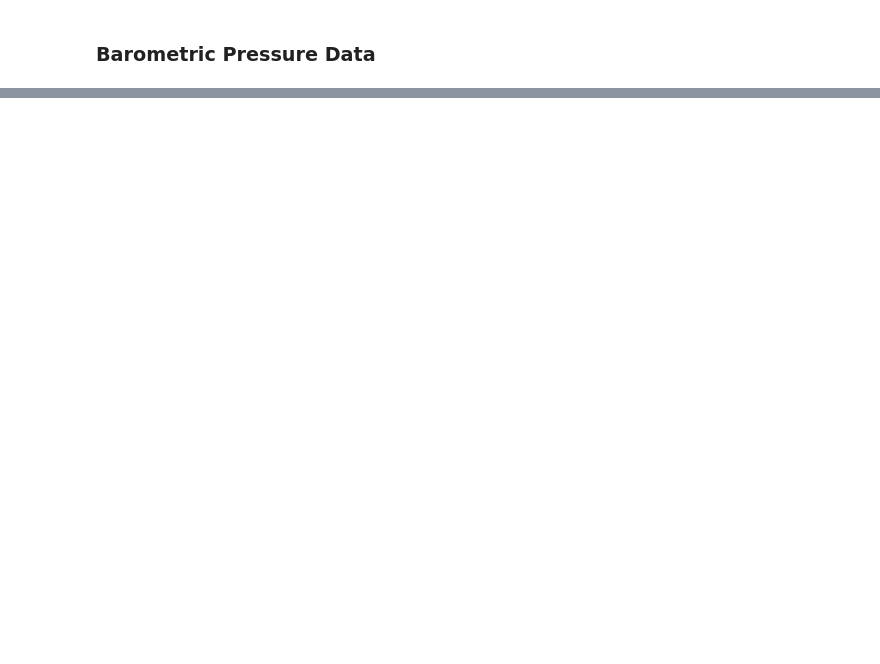
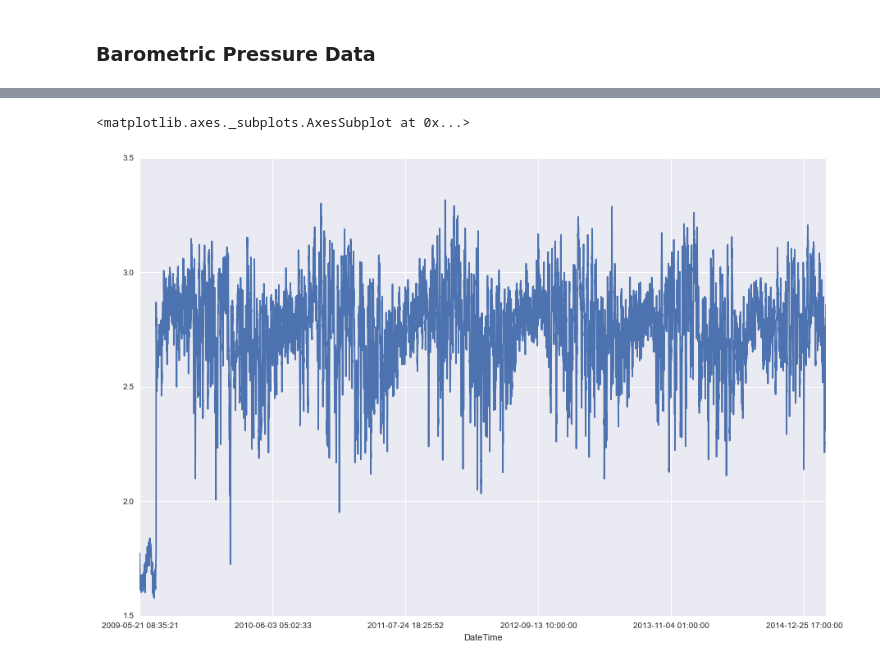
Before and after one commit to inkenbrandt/IPython, a Jupyter notebook: Snake_Valley_Data_Import.ipynb, the cells around one changed output, grey strips where cells are left out. Cells and saved outputs as stored; diff of their text form; code cells hidden in the pictures; blank space fills up the shorter version.

```diff
--- a/Snake_Valley_Data_Import.ipynb
+++ b/Snake_Valley_Data_Import.ipynb
@@ -81,0 +237,10 @@ pw10baro.to_csv("E:\\Snake Valley Water\\Transducer Data\\Raw_data_archive\\all\
+# %%
+exists = "E:\\Snake Valley Water\\Transducer Data\\Raw_data_archive\\all\\pw03baro.csv"
+append = "E:\\Snake Valley Water\\Transducer Data\\pw03baro 2012-02-29.csv"
+appendomatic(append,exists)
+# %%
+pw03baro = pd.read_csv(exists,index_col=0)
+pw03baro['Level'].plot()
+# %% [output]
+<matplotlib.axes._subplots.AxesSubplot at 0x...>
+[figure, added]
```
Also changed, not shown: parts of 49 cells of this notebook.
